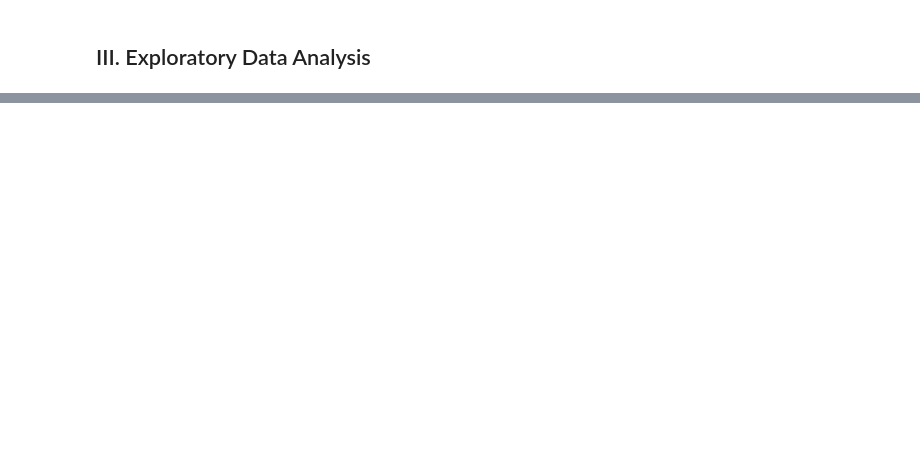
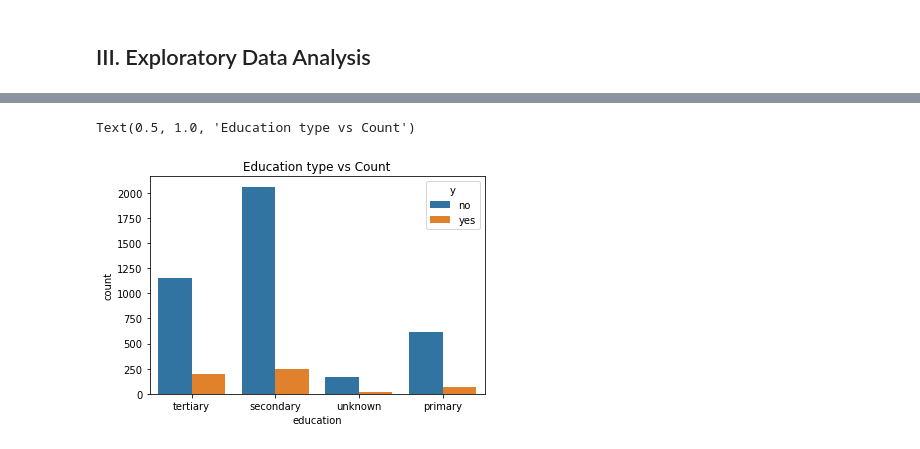
Before and after one commit to patrickamwayi/banking-dataset-analysis, a Jupyter notebook: banking_dataset_analysis.ipynb, the cells around one changed output, grey strips where cells are left out. Saved outputs shown, nothing was run; the diff lists cells and outputs as text; code cells hidden in the pictures; blank space fills up the shorter version.

```diff
--- a/banking_dataset_analysis.ipynb
+++ b/banking_dataset_analysis.ipynb
@@ -179,0 +238,7 @@ df.shape
+# %%
+# visualization of education type by count
+sns.countplot(x="education",data=df, hue = "y")
+plt.title("Education type vs Count")
+# %% [output]
+Text(0.5, 1.0, 'Education type vs Count')
+[figure, added]
```
Also changed, not shown: parts of 9 cells of this notebook.
